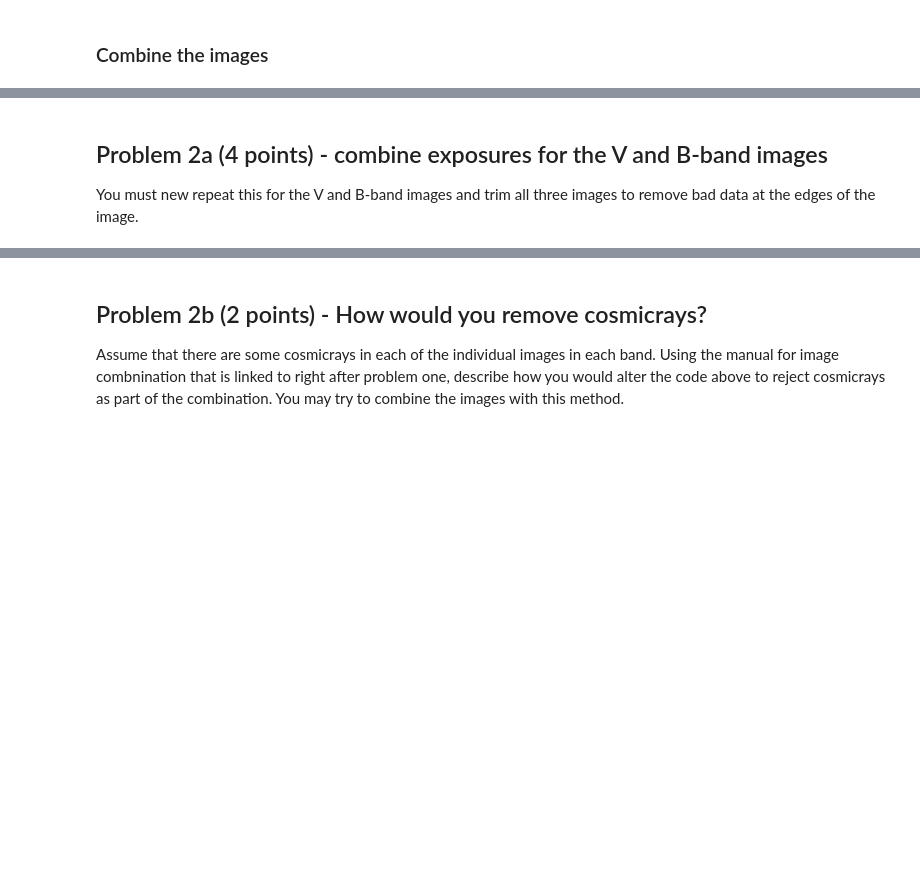
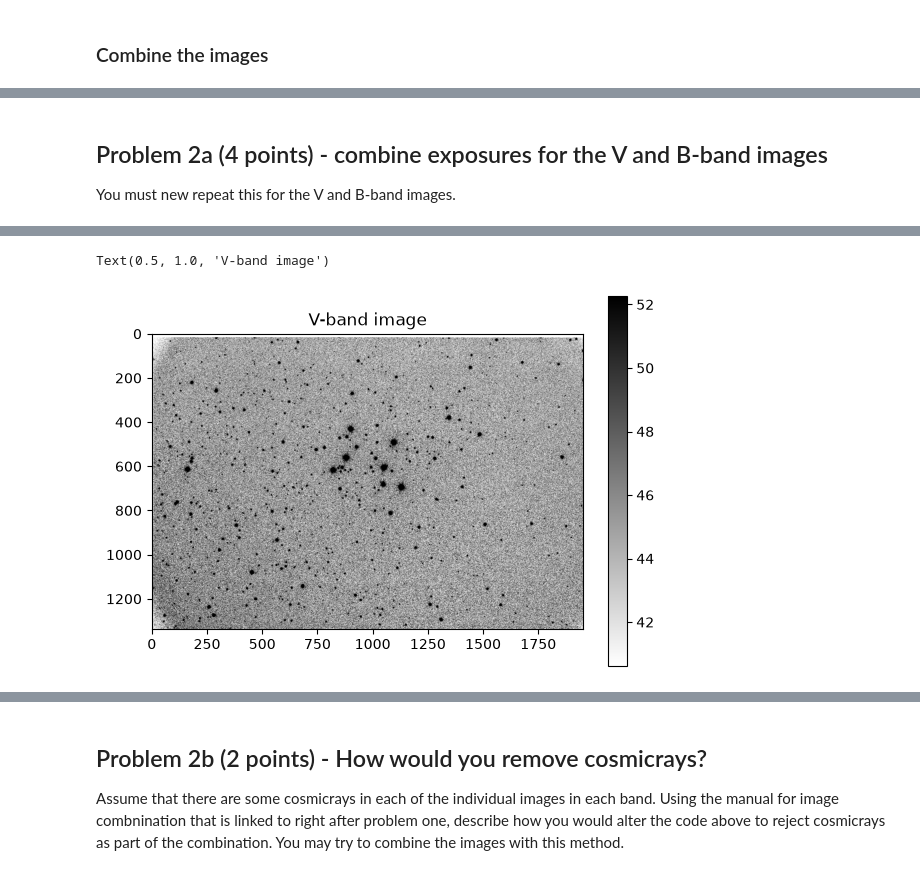
Before and after one commit to kaherink/Reductionproject_student, a Jupyter notebook: cluster_photometry_student.ipynb, the cells around one changed output, grey strips where cells are left out. Cells and saved outputs as stored; diff of their text form; code cells hidden in the pictures; blank space fills up the shorter version.

```diff
--- a/cluster_photometry_student.ipynb
+++ b/cluster_photometry_student.ipynb
@@ -165,18 +167,23 @@ print(image_list)
 #*****************
 #Using the above code as a reference, create lists of images in each band
 #First we need to get a list for images in each filter
-rimage_list = glob.glob('')
-gimage_list = glob.glob('')
-bimage_list = glob.glob('')
+rimage_list = glob.glob('*r.fits')
+vimage_list = glob.glob('*g.fits')
+bimage_list = glob.glob('*b.fits')
 
 #read in the first r-band image in that list using fits.getdata.  This image will be used as a target whose WCS
 # will be used for all other images to be transformed onto
-rimage, rheader = fits.getdata(rimage_list[0],header=True)
+#rimage, rheader = fits.getdata(rimage_list[0],header=True)
+#vimage, vheader = fits.getdata(gimage_list[0],header=True)
+bimage, bheader = fits.getdata(bimage_list[0],header=True)
 target_wcs = WCS(header)
+
+
+
 
 print(target_wcs)
 #**********************
 #now print out each of the image lists to see if they make sense
-print()
-print()
-print()
+print(rimage_list)
+print(vimage_list)
+print(bimage_list)
@@ -209,4 +244,4 @@ plt.title('R-band image')
 # %% [markdown]
 ## Problem 2a (4 points) - combine exposures for the V and B-band images
 
-You must new repeat this for the V and B-band images and trim all three images to remove bad data at the edges of the image.
+You must new repeat this for the V and B-band images.
@@ -218,0 +248,23 @@ You must new repeat this for the V and B-band images and trim all three images t
+# %%
+#*********************
+#repeat for the V-band images
+
+reprojected_v = []
+
+for image_name in vimage_list: #for loop to run each image
+    img_v = CCDData.read(image_name) #make images a "CCDData" object ?
+    new_image_v = wcs_project(img_v, target_wcs) #actual reproject line
+    reprojected_v.append(new_image) #list of the reprojected images
+
+#squash them together (combine them)
+combine_v = Combiner(reprojected_v)
+stacked_v_image = combine_v.average_combine()
+
+#save the squashed (combined) image
+fits.writeto('M29V.fits', stacked_v_image, overwrite=True, header=vheader)
+
+#show the image
+plt.figure()
+imdisplay(stacked_v_image)
+plt.title('V-band image')
+# %% [output]
@@ -218,0 +281,2 @@ You must new repeat this for the V and B-band images and trim all three images t
+Text(0.5, 1.0, 'V-band image')
+[figure, added]
```
Also changed, not shown: parts of 9 cells of this notebook.
